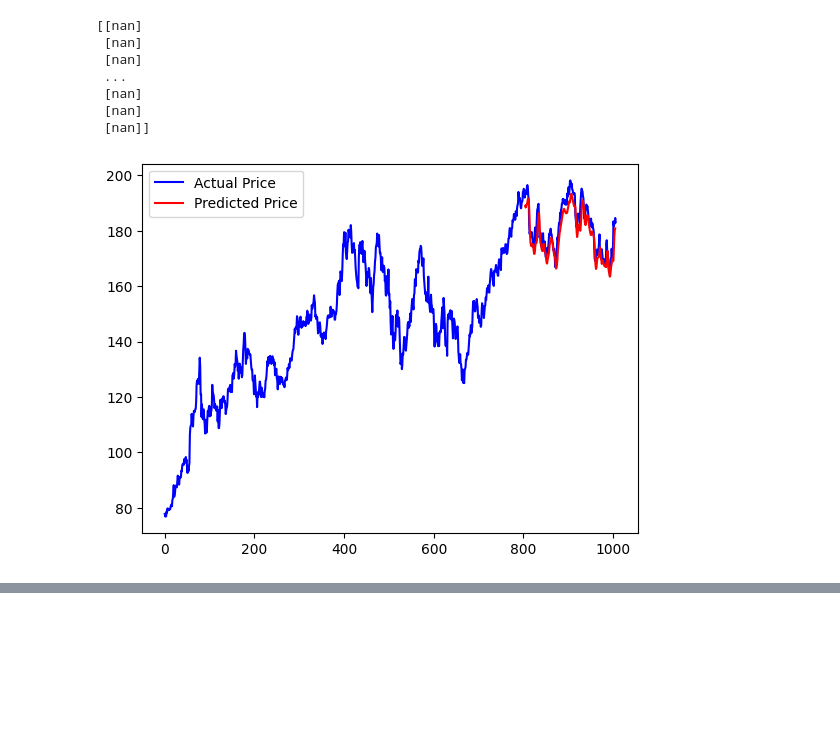
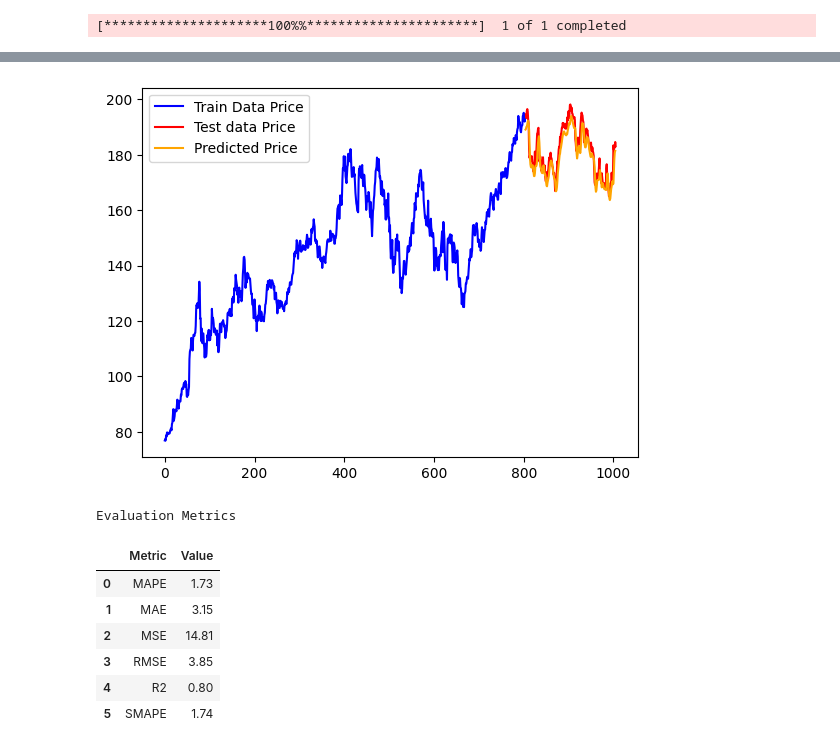
Before and after one commit to baljyot25/Stock-Predictor, a Jupyter notebook: UniVariateLSTM_Final.ipynb, the cells around one changed output, grey strips where cells are left out. Saved outputs shown, nothing was run; the diff lists cells and outputs as text; code cells hidden in the pictures; blank space fills up the shorter version.

Commit message:
Univariate LSTM final done

```diff
--- a/UniVariateLSTM_Final.ipynb
+++ b/UniVariateLSTM_Final.ipynb
@@ -113,2 +82,0 @@ _________________________________________________________________
-# %%
-model.fit(x_train,y_train,validation_data=(x_test,ytest),epochs=100,batch_size=64,verbose=2)
@@ -155,19 +82,0 @@ math.sqrt(mean_squared_error(y_train,train_predict))
-# %%
-testPredictPlot = np.empty_like(data)
-testPredictPlot[:, :] = np.nan
-print(testPredictPlot)
-testPredictPlot[len(train_predict)+(step*2)+1:len(data)-1] = test_predict
-# Plot the actual data in blue and the predicted data in red
-plt.plot(unscaled_data, color='blue', label='Actual Price')
-plt.plot(testPredictPlot, color='red', label='Predicted Price')
-plt.legend()
-plt.show()
-# %% [output]
-[[nan]
- [nan]
- [nan]
- ...
- [nan]
- [nan]
- [nan]]
-[figure, removed]
@@ -173,0 +95,45 @@ plt.show()
+# %%
+def Lstm(stock,epochs=10,step=100,numOfStacks=3,num_neurons=[64,64,50]):
+    fit=MinMaxScaler(feature_range=(0,1))
+    unscaled_data=np.array(list(stock['Close']))
+    data=fit.fit_transform(np.array(list(stock['Close'])).reshape(-1,1))
+    train_data,test_data=split_data(data, 70)
+    # step = 100
+    x_train, y_train = create_dataset(train_data, step)
+    x_test, y_test = create_dataset(test_data, step)
+    #1 is representing the number of features we are using , here we are doing univariate LSTM . Therefore , 1
+    x_train =x_train.reshape(x_train.shape[0],x_train.shape[1] , 1)
+    x_test = x_test.reshape(x_test.shape[0],x_test.shape[1] , 1)
+
+    # numOfStacks=3
+    # num_neurons=[64,64,50]
+    model=make_model(step , numOfStacks,num_neurons)
+    model.compile(loss='mean_squared_error',optimizer='adam')
+    # model.fit(x_train,y_train,validation_data=(x_test,y_test),epochs=epochs,batch_size=64,verbose=2)
+    model.fit(x_train, y_train, validation_data=(x_test, y_test), epochs=epochs, batch_size=64, verbose=0, callbacks=[VerboseEveryN(epochs/10)])
+    train_predict=model.predict(x_train)
+    test_predict=model.predict(x_test)
+
+    train_predict=fit.inverse_transform(train_predict)
+    test_predict=fit.inverse_transform(test_predict)
+    y_test=fit.inverse_transform(y_test.reshape(-1,1))
+    testPredictPlot = np.empty_like(data)
+    testPredictPlot[:, :] = np.nan
+    testPredictPlot[len(train_predict)+(step*2)+1:len(data)-1] = test_predict
+    # Plot the actual data in blue and the predicted data in red
+    plt.plot(unscaled_data[:len(train_data)+len(unscaled_data)-len(test_predict)-len(train_data)], color='blue', label='Train Data Price')
+    plt.plot(range(len(train_data)+len(unscaled_data)-len(test_predict)-len(train_data),len(unscaled_data)),unscaled_data[len(train_data)+len(unscaled_data)-len(test_predict)-len(train_data):], color='red', label='Test data Price')
+    plt.plot(testPredictPlot, color='orange', label='Predicted Price')
+    plt.legend()
+    plt.show()
+
+    # print(test_predict.shape, y_test.shape)
+    return test_predict,y_test
+# need to add avaluation metrics here
+# %%
+a_stocks=data_util.stock_data('AAPL', 4,'Apple')
+y_pred,y_true=Lstm(a_stocks,100)
+styled_df = evaluate_metrics(y_true, y_pred)
+styled_df
+# %% [output]
+[*********************100%%**********************]  1 of 1 completed
@@ -173,0 +152,9 @@ plt.show()
+[figure, added]
+Evaluation Metrics
+|  | Metric | Value |
+| 0 | MAPE | 1.73 |
+| 1 | MAE | 3.15 |
+| 2 | MSE | 14.81 |
+| 3 | RMSE | 3.85 |
+| 4 | R2 | 0.80 |
+| 5 | SMAPE | 1.74 |
```
Also changed, not shown: parts of 20 cells of this notebook, 2 other files.
